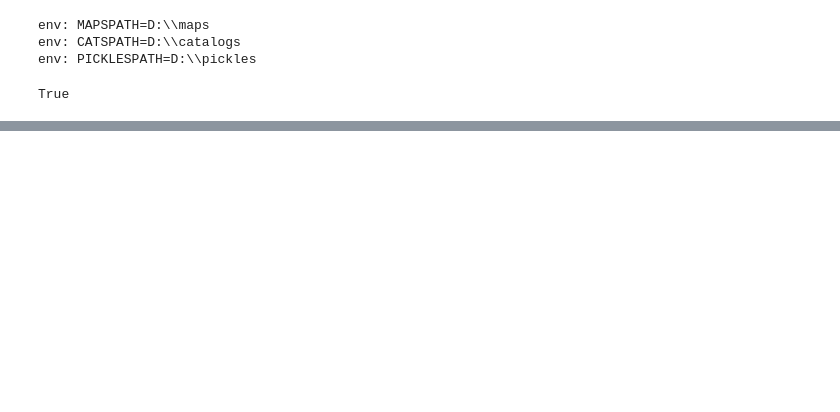
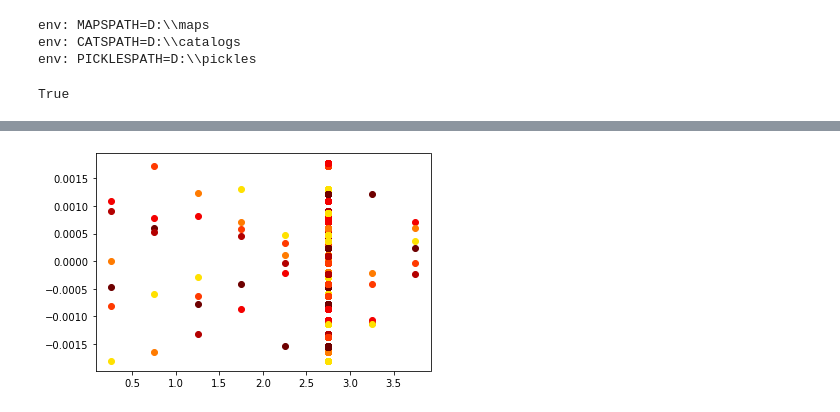
Before and after one commit to marcoviero/simstack2, a Jupyter notebook: notebooks/example_simstack.ipynb, the cells around one changed output, grey strips where cells are left out. Drawn from its saved outputs; the diff is of its cells as text; code cells hidden in the pictures; blank space fills up the shorter version.

```diff
--- a/notebooks/example_simstack.ipynb
+++ b/notebooks/example_simstack.ipynb
@@ -302,0 +340,19 @@ IndexError: string index out of range
+# %%
+norm = mpl.colors.Normalize(vmin=8, vmax=13)
+cmap = cm.hot
+m = cm.ScalarMappable(norm=norm, cmap=cmap)
+
+for i, iz in enumerate(result_keys):
+    for kk in stacked_flux_densities_dict[iz]['spire_plw']:
+        z = (float(result_keys[i].split('-')[0])+float(result_keys[i].split('-')[1]))/2
+        test_dict = stacked_flux_densities_dict[iz]['spire_plw']
+
+        gal_type = 'dead'
+        gal_key = [key for key, val in test_dict.items() if gal_type in key]
+        gal_val = [val for key, val in test_dict.items() if gal_type in key]
+        res = [val for key, val in test_dict.items() if gal_type in key]
+        for i, imass in enumerate(gal_val):
+            mass = (float(gal_key[i].split('_')[5].replace('p','.')) + float(gal_key[i].split('_')[6].replace('p','.')))/2
+            plt.plot(z,imass['value'],'o',c=m.to_rgba(mass))
+# %% [output]
+[figure, added]
```
Also changed, not shown: parts of 7 cells of this notebook, 4 other files.
